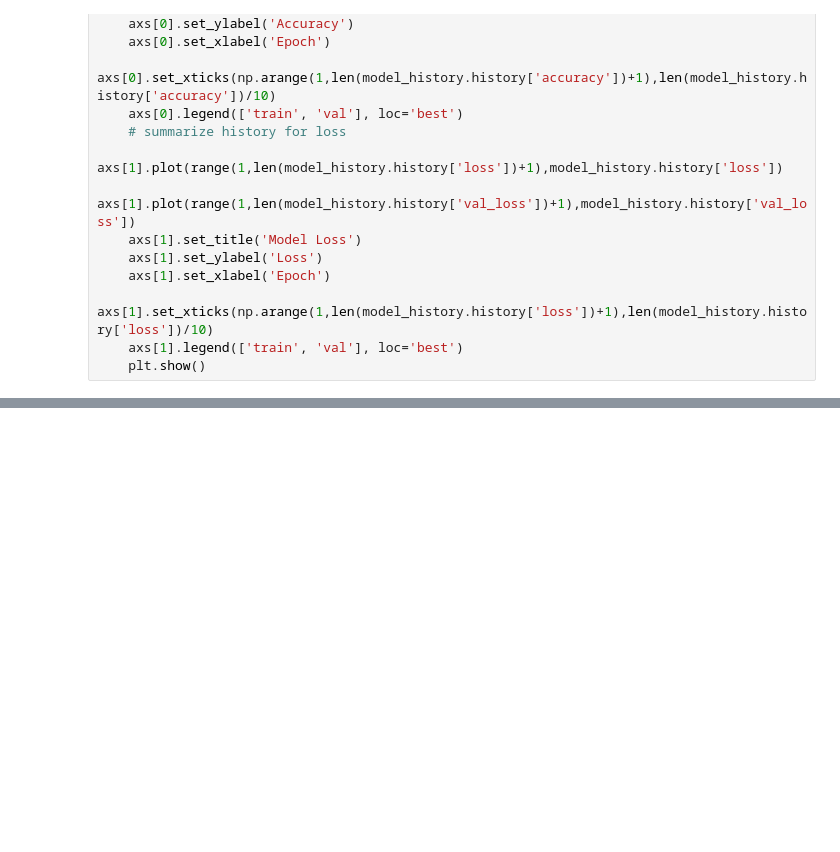
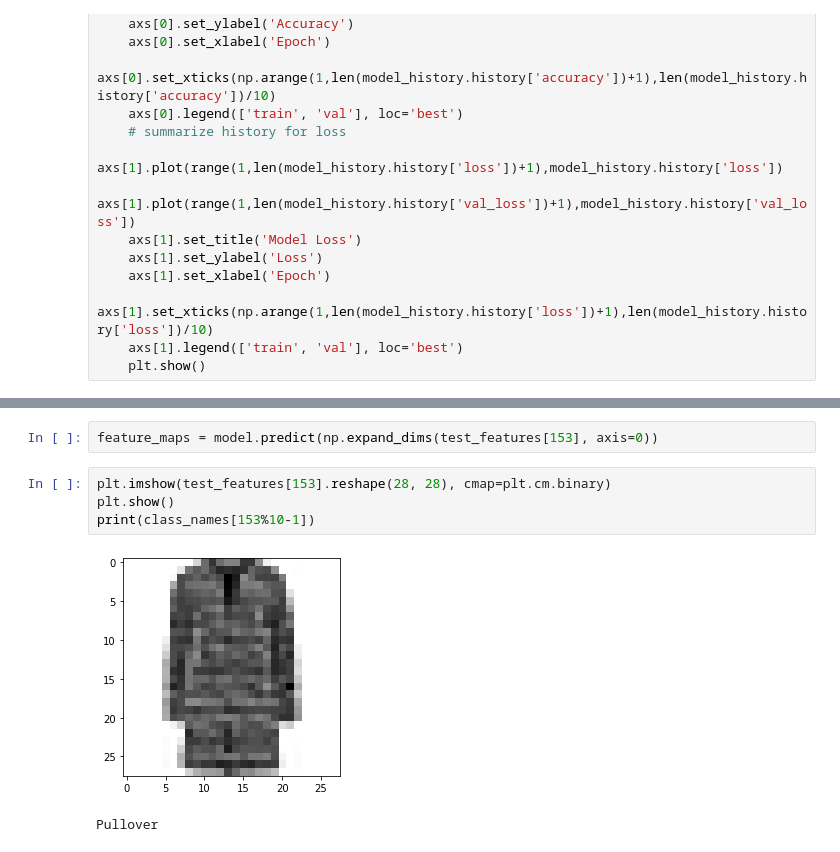
Before and after one commit to KillerStrike17/10DaysofMLChallenge, a Jupyter notebook: Day6/Day6_Fashion_MNIST_using_Custom_Model.ipynb, the cells around one changed output, grey strips where cells are left out. Saved outputs shown, nothing was run; the diff lists cells and outputs as text; blank space fills up the shorter version.

```diff
--- a/Day6/Day6_Fashion_MNIST_using_Custom_Model.ipynb
+++ b/Day6/Day6_Fashion_MNIST_using_Custom_Model.ipynb
@@ -256,0 +299,9 @@ plot_model_history(model_info)
+# %%
+feature_maps = model.predict(np.expand_dims(test_features[153], axis=0))
+# %%
+plt.imshow(test_features[153].reshape(28, 28), cmap=plt.cm.binary)
+plt.show()
+print(class_names[153%10-1])
+# %% [output]
+[figure, added]
+Pullover
```
Also changed, not shown: parts of 12 cells of this notebook.
